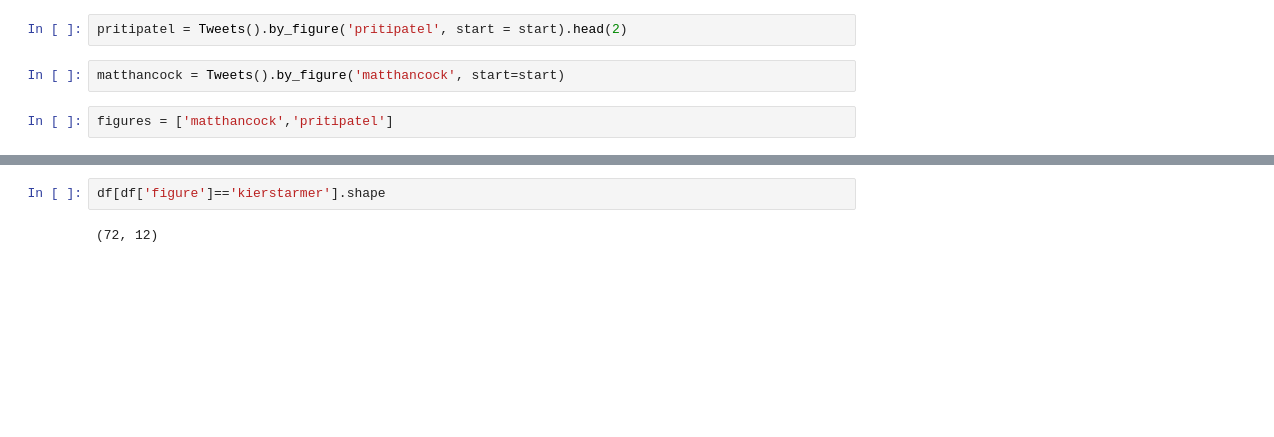
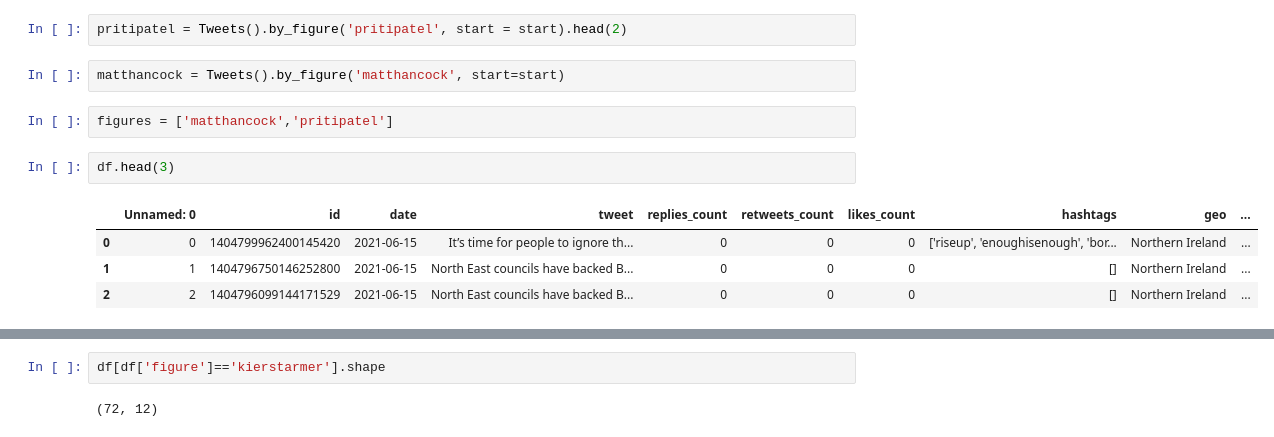
Before and after one commit to danm91/le_kingmakers_frontend, a Jupyter notebook: Function_testing.ipynb, the cells around one changed output, grey strips where cells are left out. Saved outputs shown, nothing was run; the diff lists cells and outputs as text; blank space fills up the shorter version.

```diff
--- a/Function_testing.ipynb
+++ b/Function_testing.ipynb
@@ -34,3 +35,10 @@ pritipatel = Tweets().by_figure('pritipatel', start = start).head(2)
 matthancock = Tweets().by_figure('matthancock', start=start)
 # %%
 figures = ['matthancock','pritipatel']
+# %%
+df.head(3)
+# %% [output]
+|  | Unnamed: 0 | id | date | tweet | replies_count | retweets_count | likes_count | hashtags | geo | ... |
+| 0 | 0 | 1404799962400145420 | 2021-06-15 | It’s time for people to ignore th... | 0 | 0 | 0 | ['riseup', 'enoughisenough', 'bor... | Northern Ireland | ... |
+| 1 | 1 | 1404796750146252800 | 2021-06-15 | North East councils have backed B... | 0 | 0 | 0 | [] | Northern Ireland | ... |
+| 2 | 2 | 1404796099144171529 | 2021-06-15 | North East councils have backed B... | 0 | 0 | 0 | [] | Northern Ireland | ... |
```
Also changed, not shown: parts of 13 cells of this notebook, 2 other files.
